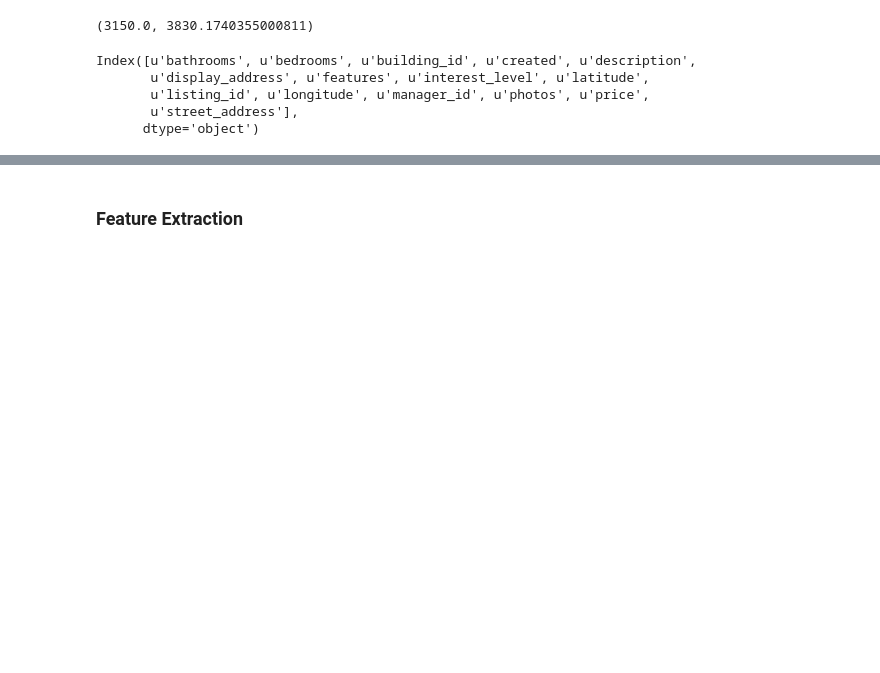
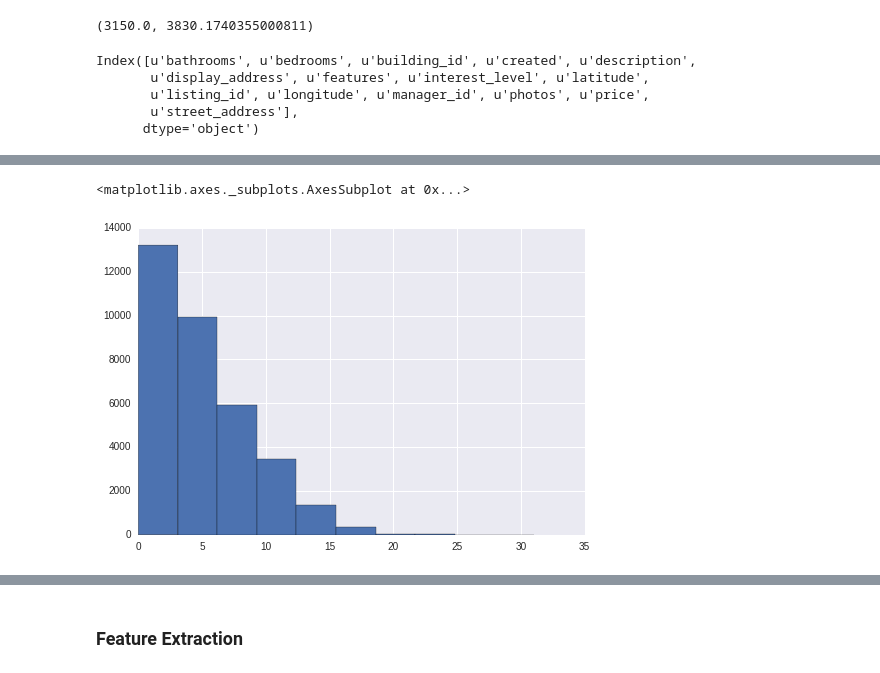
Before and after one commit to ah3200/renthop-kaggle, a Jupyter notebook: data_exploratory_analysis.ipynb, the cells around one changed output, grey strips where cells are left out. Saved outputs shown, nothing was run; the diff lists cells and outputs as text; code cells hidden in the pictures; blank space fills up the shorter version.

```diff
--- a/data_exploratory_analysis.ipynb
+++ b/data_exploratory_analysis.ipynb
@@ -159,0 +225,5 @@ Index([u'bathrooms', u'bedrooms', u'building_id', u'created', u'description',
+# %%
+train[train.interest_level=='low']['number_of_features'].hist()
+# %% [output]
+<matplotlib.axes._subplots.AxesSubplot at 0x...>
+[figure, added]
```
Also changed, not shown: parts of 23 cells of this notebook, 1 other file.
